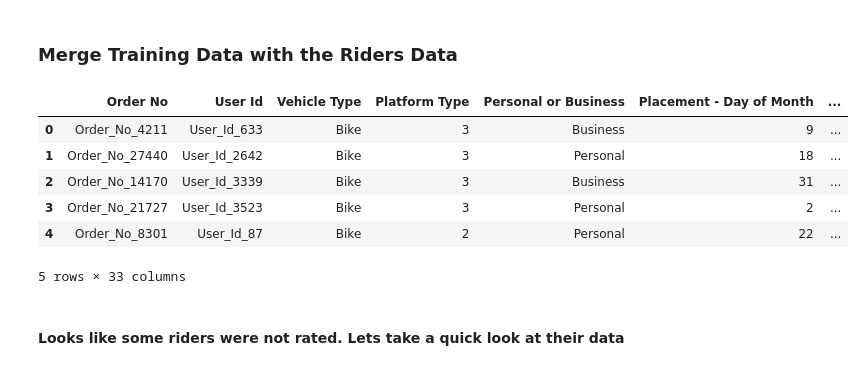
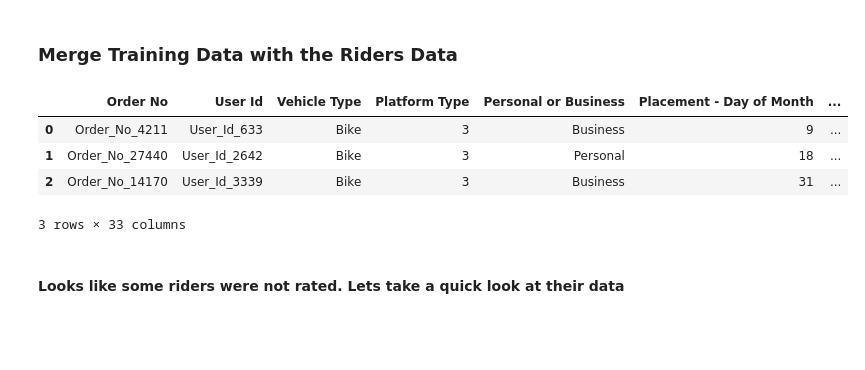
Before and after one commit to wkirui/SendyModel, a Jupyter notebook: Sendy Logistics Model.ipynb, the cells around one changed output. Cells and saved outputs as stored; diff of their text form; code cells hidden in the pictures; blank space fills up the shorter version.

```diff
--- a/Sendy Logistics Model.ipynb
+++ b/Sendy Logistics Model.ipynb
@@ -153,15 +154,13 @@ def mergeData_with_RidersId(data,riders):
     return merged_data
 # %%
 trainData_Merged_with_Riders = mergeData_with_RidersId(trainData,ridersData)
-trainData_Merged_with_Riders.head()
+trainData_Merged_with_Riders.head(3)
 # %% [output]
 |  | Order No | User Id | Vehicle Type | Platform Type | Personal or Business | Placement - Day of Month | ... |
 | 0 | Order_No_4211 | User_Id_633 | Bike | 3 | Business | 9 | ... |
 | 1 | Order_No_27440 | User_Id_2642 | Bike | 3 | Personal | 18 | ... |
 | 2 | Order_No_14170 | User_Id_3339 | Bike | 3 | Business | 31 | ... |
-| 3 | Order_No_21727 | User_Id_3523 | Bike | 3 | Personal | 2 | ... |
-| 4 | Order_No_8301 | User_Id_87 | Bike | 2 | Personal | 22 | ... |
-5 rows × 33 columns
+3 rows × 33 columns
 # %% [markdown]
 #### Looks like some riders were not rated. Lets take a quick look at their data
 # %%
```
Also changed, not shown: parts of 27 cells of this notebook.
